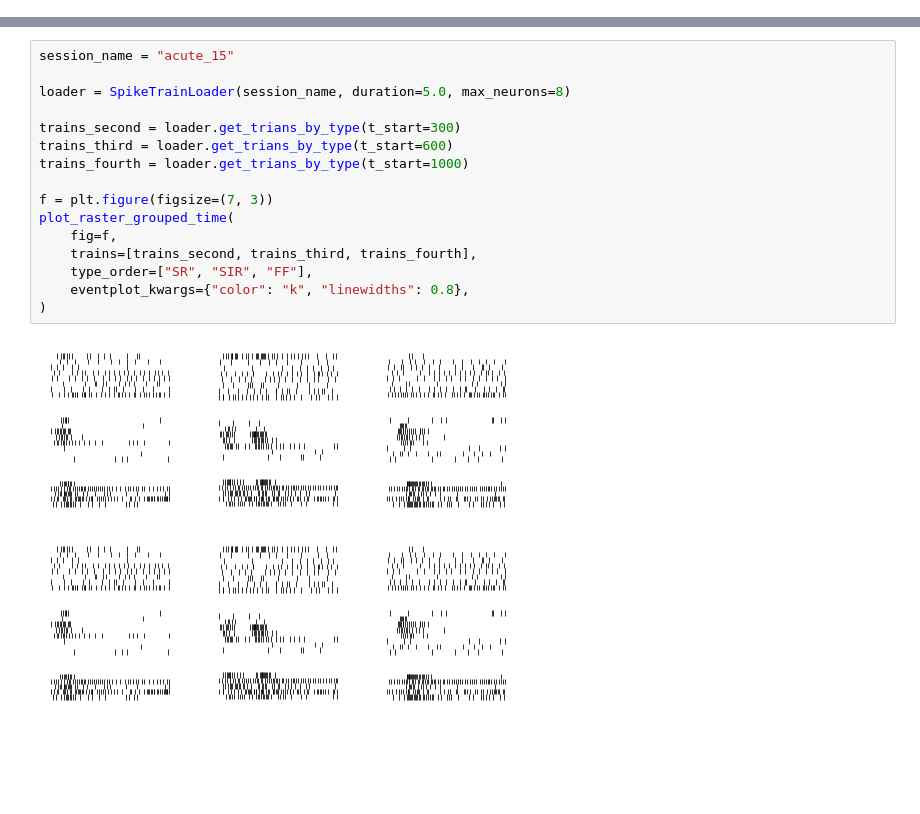
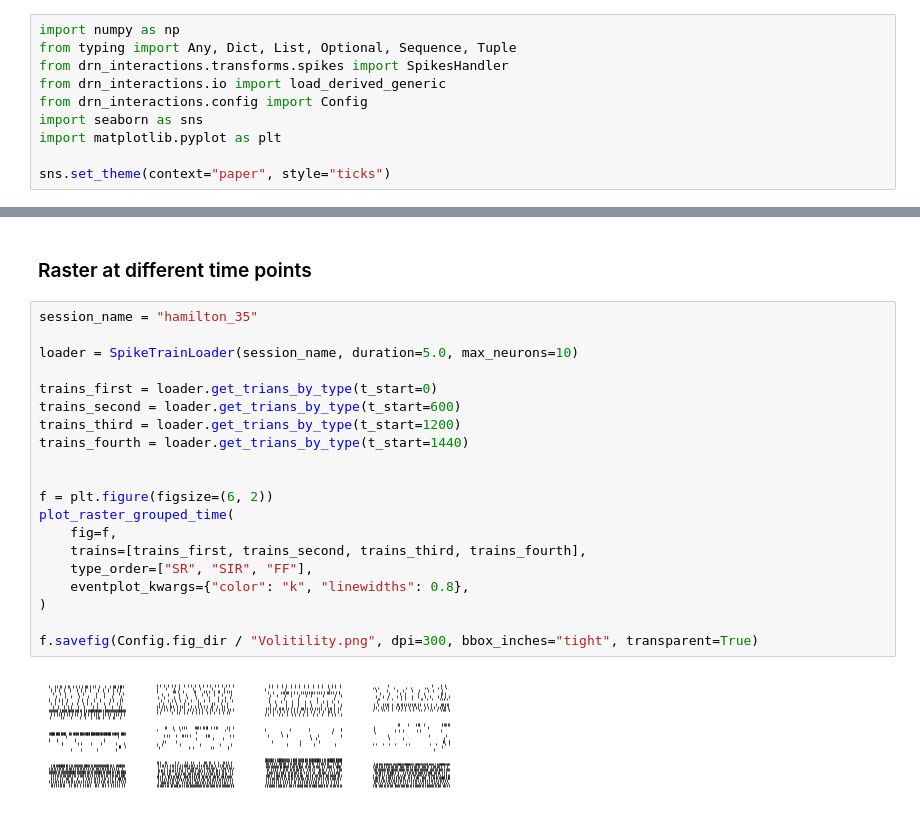
Before and after one commit to Ruairi-osul/drn-interactions, a Jupyter notebook: notebooks/Spiketrain Props/06 - Volitility Figure.ipynb, the cells around one changed output, grey strips where cells are left out. Saved outputs shown, nothing was run; the diff lists cells and outputs as text; blank space fills up the shorter version.

```diff
--- a/notebooks/Spiketrain Props/06 - Volitility Figure.ipynb
+++ b/notebooks/Spiketrain Props/06 - Volitility Figure.ipynb
@@ -0,0 +1,10 @@
+# %%
+import numpy as np
+from typing import Any, Dict, List, Optional, Sequence, Tuple
+from drn_interactions.transforms.spikes import SpikesHandler
+from drn_interactions.io import load_derived_generic
+from drn_interactions.config import Config
+import seaborn as sns
+import matplotlib.pyplot as plt
+
+sns.set_theme(context="paper", style="ticks")
@@ -119,22 +124,27 @@ def plot_raster_grouped_time(
             type_order=type_order,
         )
     return fig
+# %% [markdown]
+### Raster at different time points
 # %%
-session_name = "acute_15"
+session_name = "hamilton_35"
 
-loader = SpikeTrainLoader(session_name, duration=5.0, max_neurons=8)
+loader = SpikeTrainLoader(session_name, duration=5.0, max_neurons=10)
 
-trains_second = loader.get_trians_by_type(t_start=300)
-trains_third = loader.get_trians_by_type(t_start=600)
-trains_fourth = loader.get_trians_by_type(t_start=1000)
+trains_first = loader.get_trians_by_type(t_start=0)
+trains_second = loader.get_trians_by_type(t_start=600)
+trains_third = loader.get_trians_by_type(t_start=1200)
+trains_fourth = loader.get_trians_by_type(t_start=1440)
 
-f = plt.figure(figsize=(7, 3))
+
+f = plt.figure(figsize=(6, 2))
 plot_raster_grouped_time(
     fig=f,
-    trains=[trains_second, trains_third, trains_fourth],
+    trains=[trains_first, trains_second, trains_third, trains_fourth],
     type_order=["SR", "SIR", "FF"],
     eventplot_kwargs={"color": "k", "linewidths": 0.8},
 )
+
+f.savefig(Config.fig_dir / "Volitility.png", dpi=300, bbox_inches="tight", transparent=True)
 # %% [output]
-[figure, old version]
+[figure, new version]
-[figure, removed]
```
Also changed, not shown: parts of 10 cells of this notebook.
